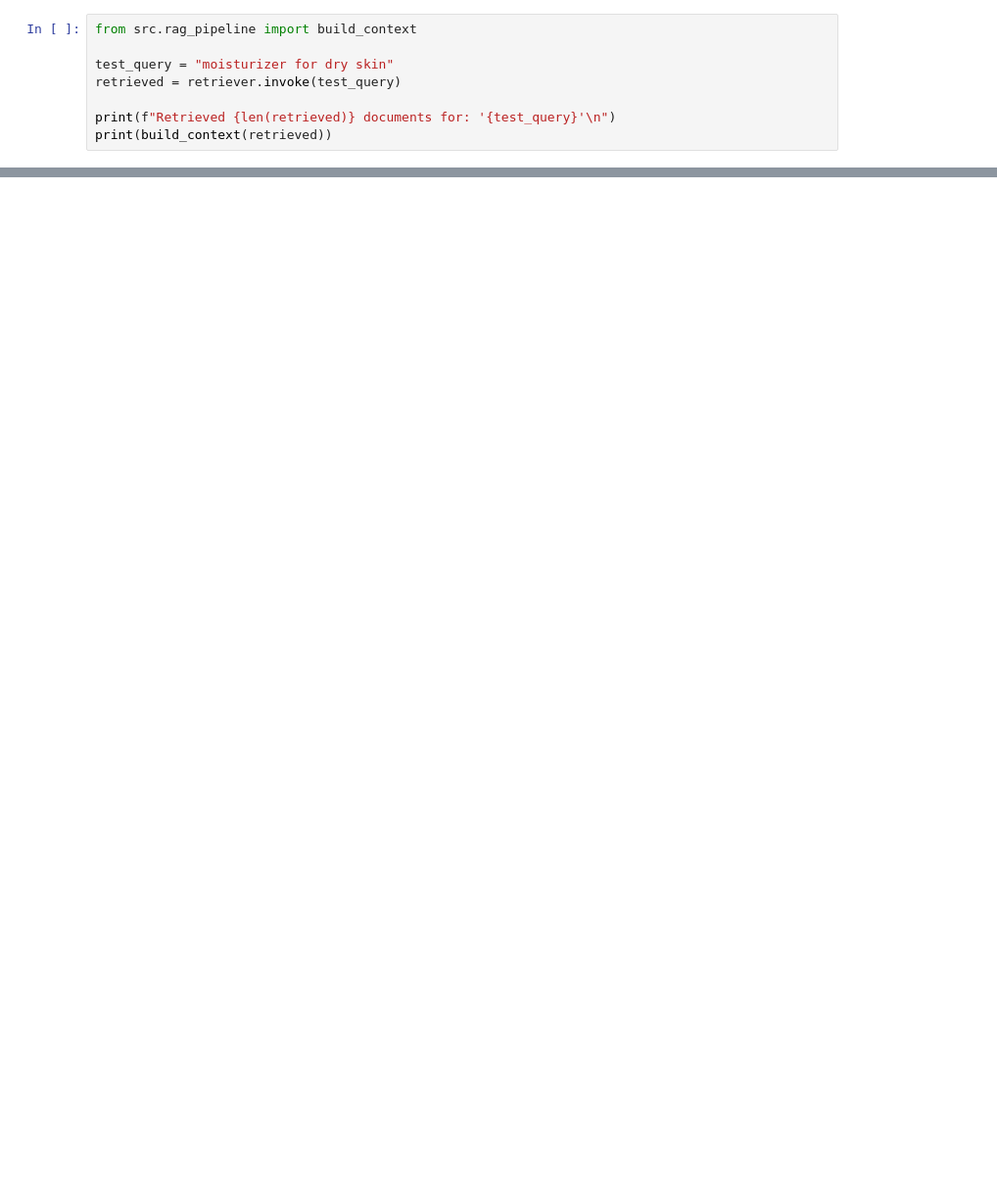
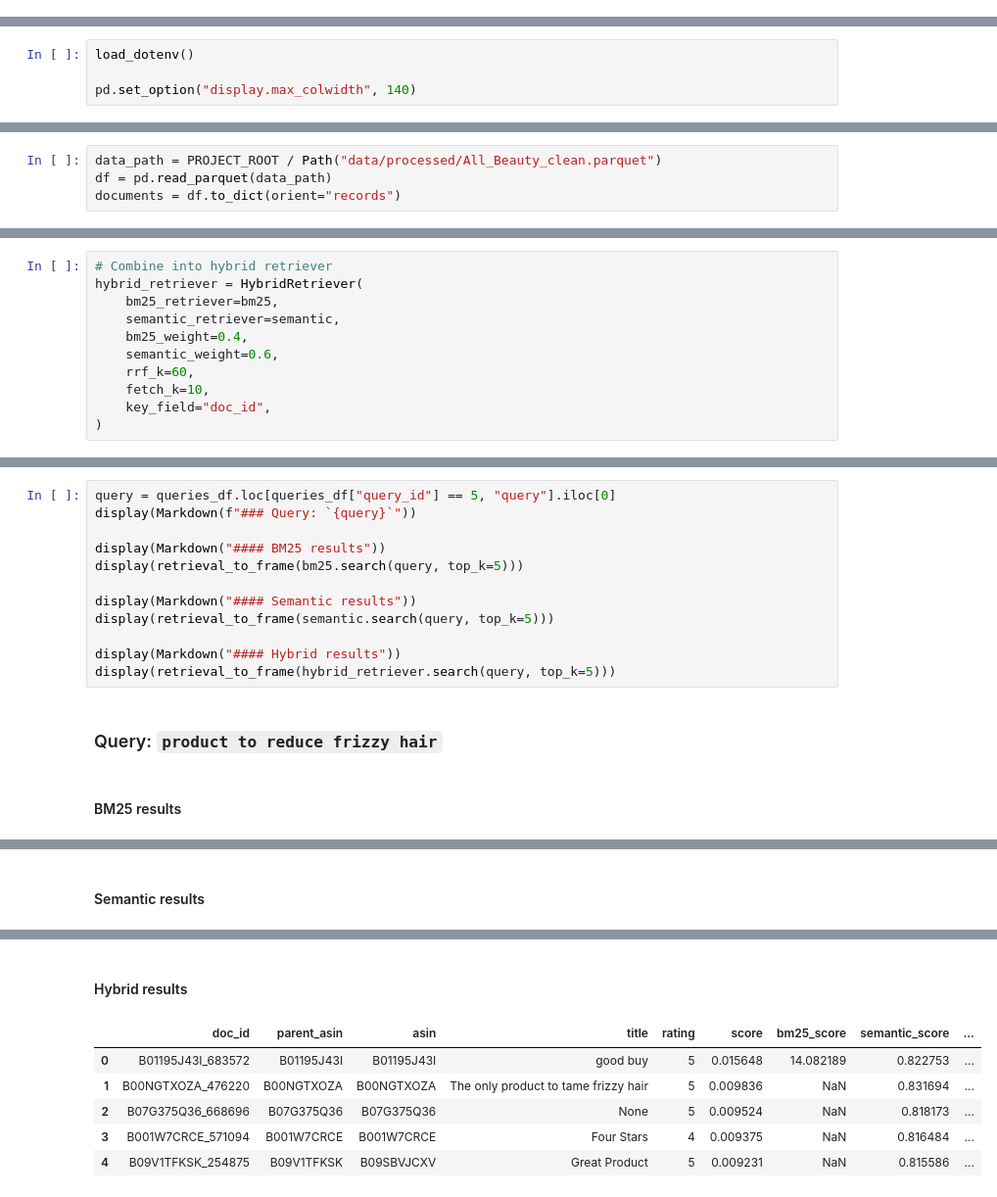
Before and after one commit to Omo6969/hybrid-rag-review-assistant, a Jupyter notebook: notebooks/milestone2_rag.ipynb, the cells around one changed output, grey strips where cells are left out. Shown at 98% size. Drawn from its saved outputs; the diff is of its cells as text; blank space fills up the shorter version.

```diff
--- a/notebooks/milestone2_rag.ipynb
+++ b/notebooks/milestone2_rag.ipynb
@@ -90,8 +0,0 @@ print("Vectorstore and retriever ready.")
-# %%
-from src.rag_pipeline import build_context
-
-test_query = "moisturizer for dry skin"
-retrieved = retriever.invoke(test_query)
-
-print(f"Retrieved {len(retrieved)} documents for: '{test_query}'\n")
-print(build_context(retrieved))
@@ -201,0 +53,4 @@ See `results/milestone2_discussion.md` for detailed findings on prompt variants
+# %%
+load_dotenv()
+
+pd.set_option("display.max_colwidth", 140)
@@ -201,0 +314,4 @@ See `results/milestone2_discussion.md` for detailed findings on prompt variants
+# %%
+data_path = PROJECT_ROOT / Path("data/processed/All_Beauty_clean.parquet")
+df = pd.read_parquet(data_path)
+documents = df.to_dict(orient="records")
@@ -201,0 +350,11 @@ See `results/milestone2_discussion.md` for detailed findings on prompt variants
+# %%
+# Combine into hybrid retriever
+hybrid_retriever = HybridRetriever(
+    bm25_retriever=bm25,
+    semantic_retriever=semantic,
+    bm25_weight=0.4,
+    semantic_weight=0.6,
+    rrf_k=60,
+    fetch_k=10,
+    key_field="doc_id",
+)
@@ -201,0 +399,15 @@ See `results/milestone2_discussion.md` for detailed findings on prompt variants
+# %%
+query = queries_df.loc[queries_df["query_id"] == 5, "query"].iloc[0]
+display(Markdown(f"### Query: `{query}`"))
+
+display(Markdown("#### BM25 results"))
+display(retrieval_to_frame(bm25.search(query, top_k=5)))
+
+display(Markdown("#### Semantic results"))
+display(retrieval_to_frame(semantic.search(query, top_k=5)))
+
+display(Markdown("#### Hybrid results"))
+display(retrieval_to_frame(hybrid_retriever.search(query, top_k=5)))
+# %% [output]
+### Query: `product to reduce frizzy hair`
+#### BM25 results
@@ -201,0 +420 @@ See `results/milestone2_discussion.md` for detailed findings on prompt variants
+#### Semantic results
@@ -201,0 +427,7 @@ See `results/milestone2_discussion.md` for detailed findings on prompt variants
+#### Hybrid results
+|  | doc_id | parent_asin | asin | title | rating | score | bm25_score | semantic_score | ... |
+| 0 | B01195J43I_683572 | B01195J43I | B01195J43I | good buy | 5 | 0.015648 | 14.082189 | 0.822753 | ... |
+| 1 | B00NGTXOZA_476220 | B00NGTXOZA | B00NGTXOZA | The only product to tame frizzy hair | 5 | 0.009836 | NaN | 0.831694 | ... |
+| 2 | B07G375Q36_668696 | B07G375Q36 | B07G375Q36 | None | 5 | 0.009524 | NaN | 0.818173 | ... |
+| 3 | B001W7CRCE_571094 | B001W7CRCE | B001W7CRCE | Four Stars | 4 | 0.009375 | NaN | 0.816484 | ... |
+| 4 | B09V1TFKSK_254875 | B09V1TFKSK | B09SBVJCXV | Great Product | 5 | 0.009231 | NaN | 0.815586 | ... |
```
Also changed, not shown: parts of 78 cells of this notebook.
